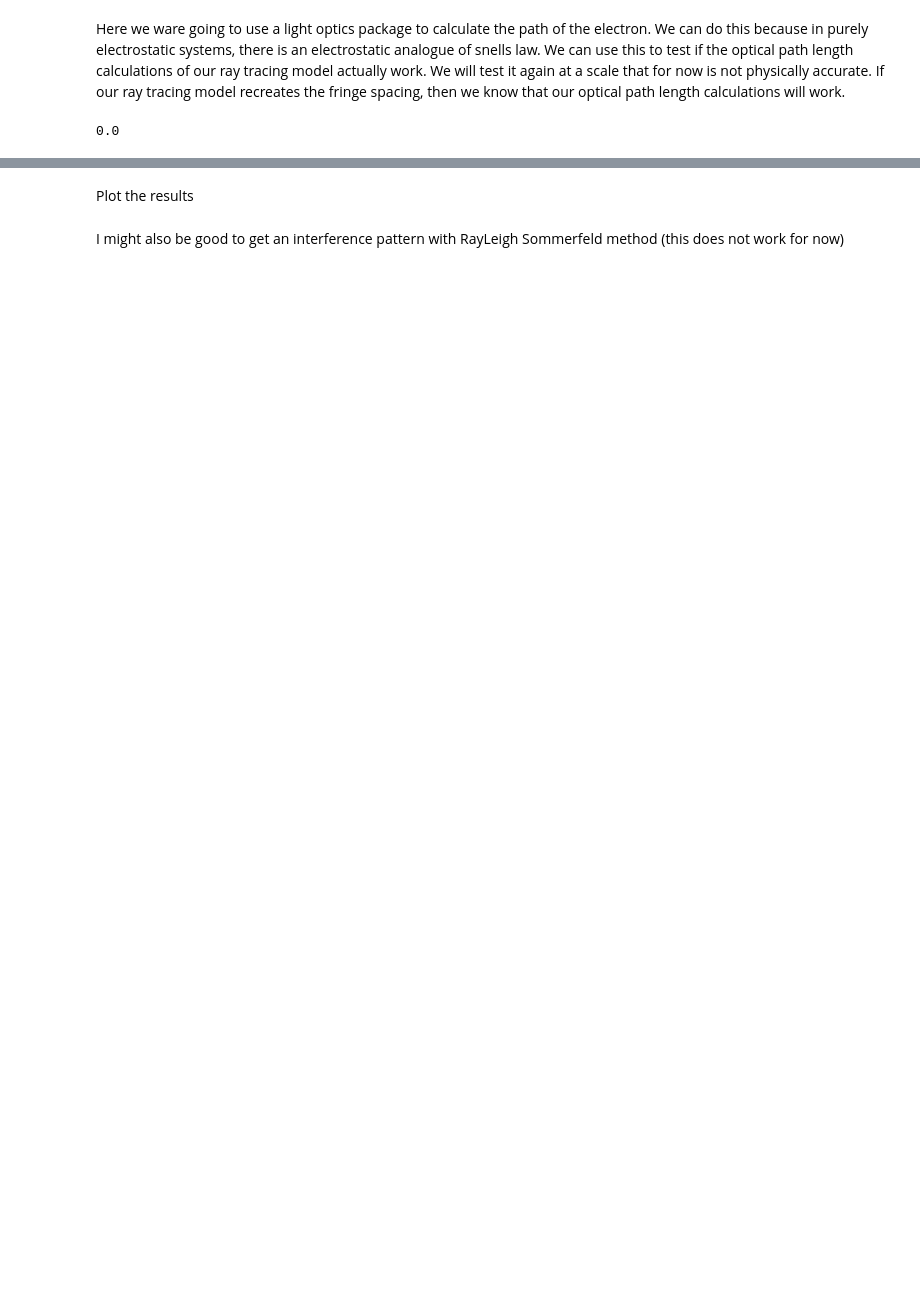
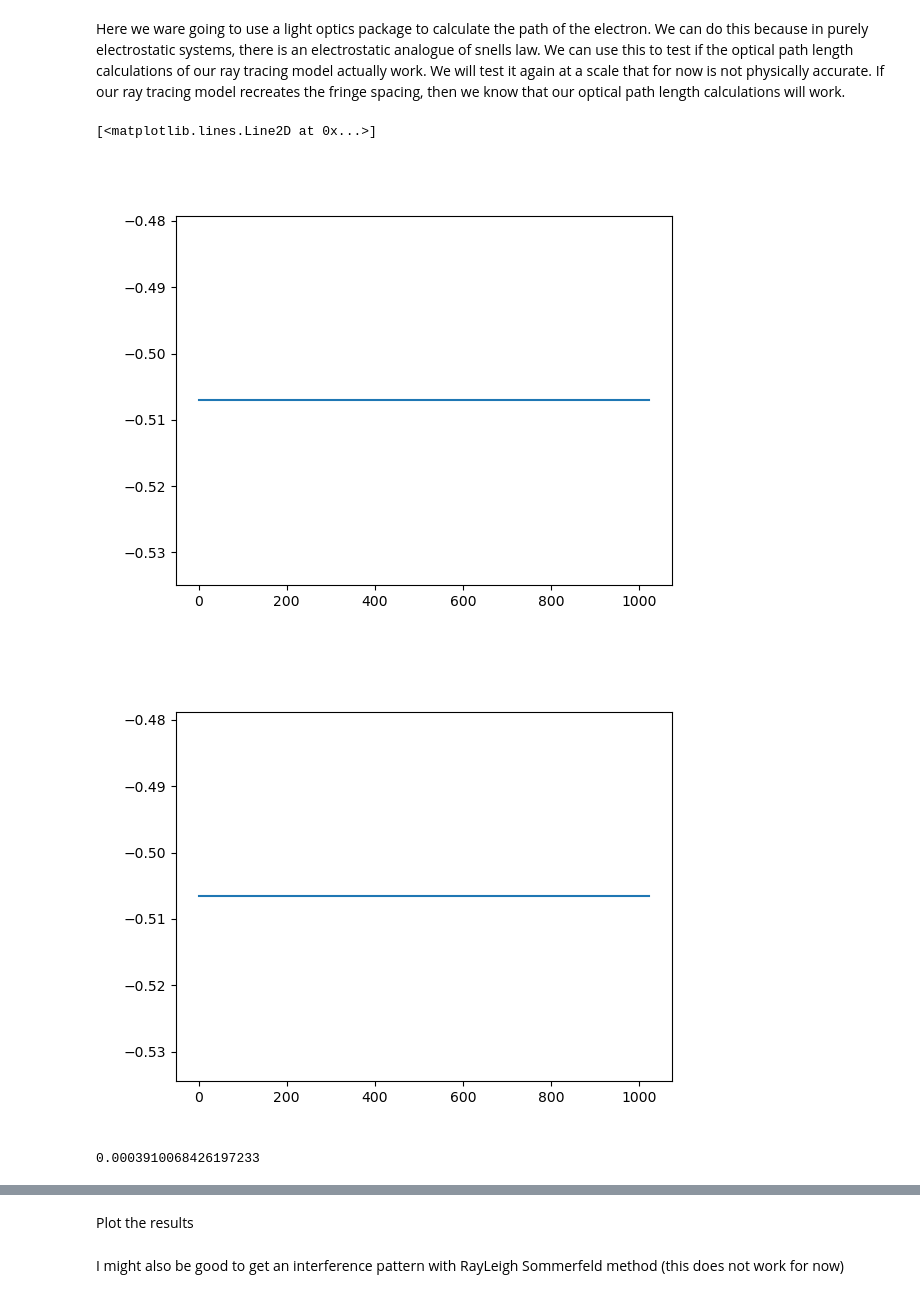
Before and after one commit to AMCLab/TEMGYMAdvanced, a Jupyter notebook: JanghyunCOMAnalysis/thin_element_test.ipynb, the cells around one changed output, grey strips where cells are left out. Saved outputs shown, nothing was run; the diff lists cells and outputs as text; code cells hidden in the pictures; blank space fills up the shorter version.

```diff
--- a/JanghyunCOMAnalysis/thin_element_test.ipynb
+++ b/JanghyunCOMAnalysis/thin_element_test.ipynb
@@ -33,39 +33,76 @@ eps_0_val = epsilon_0 #8.85418782e-12 #permittivity unit F/m
 #Set initial accelerating voltage. I know it's unrealistic but it gives an output that is easy to plot for now.
 phi_0 = 0.5
 
 #Calculate corresponding wavelength of the electron, and divide by 1e-6 so that everything is scaled around the micron unit (this is for the diffractio package)
 wavelength = h/(2*abs(e)*m*phi_0)**(1/2)/1e-6
 
 #Set voltage of biprism
 V = 0.1
 
 #Set radius of biprism wire
 r = 0.125e-6/1e-6
 
 #Set radius of the condenser surrounding the wire
 R = 1e-5/1e-6
 
 phi_biprism = V*(sp.log((X*X+(Z)**2)/(R**2)))/(2*sp.log(r/R))
 
 #Here we write the "refractive index" that the electron would see, using the equation for the electrostatic potential. See Eq 5.17 in Hawkes Principles of Electron Optics
 n_eq1 = (1+phi_biprism/phi_0)**(0.5)
-n_eq1_lambda = sp.lambdify([X, Z], n_eq1)
+n_eq1_lambda = sp.lambdify([Z, X], n_eq1)
 
 n_eq2 = (2*m*abs(e)*(phi_0-phi_biprism))**(0.5)
 
 
 #The equation needs to be written as a string for diffractio to be able to implement it, and we need to replace log with np.log in the expression.
 #This is because diffractio uses the "eval" function which uses a string to form the function.
 n = str(n_eq1).replace("log", "np.log")
 
 #Set up the scale in x and z
 x0 = np.linspace(-0.4 * um, 0.4 * um, 1024 * 1)
-z0 = np.linspace(-2 * um, 0 * um, 1024 * 1)
-xx0, zz0 = np.meshgrid(x0, z0)
-kx = get_k(x0)
+u0 = np.complex128(np.ones(x0.shape))
+
+z0 = np.linspace(-2 * um, 0 * um, 2 * 1, endpoint = True)
+zz0, xx0 = np.meshgrid(z0, x0)
+
+n_eval = n_eq1_lambda(zz0, xx0)
+n_eval = np.complex128(n_eval)
+n_eval[np.where(np.sqrt(xx0**2 + zz0**2)<=r)] = 0.0 + 2.0j
+
+
+#WPM Method
+n0 = n_eval[:, 0]
+n1 = n_eval[:, 1]
+
+k0 = (2*np.pi)/wavelength
+kx = get_k(x0, flavour = '+')
 k_perp2 = kx**2
+
+
+dz = 2 * um
+
+u_final = np.zeros_like(u0, dtype=complex)
+Ek = np.fft.fftshift(np.fft.fft(u0))
+
+refraction_indexes = np.unique(n1)
+for m, n_m in enumerate(n1):
+    H = np.exp(1j * dz * csqrt((n_m)**2 * k0**2 - k_perp2))
+    u_temp = np.fft.ifft(np.fft.fftshift(H * Ek))
+    u_final = u_final + u_temp
+
+u1 = u0 + u_final
+
+plt.figure()
+plt.plot(np.angle(u_final))
+
+plt.figure()
+plt.plot(np.angle(u1))
+# %% [output]
+[<matplotlib.lines.Line2D at 0x...>]
+[figure, added]
+[figure, added]
 # %%
 print(np.min(abs(xx0)))
 # %% [output]
-0.0
+0.0003910068426197233
 # %%
```
Also changed, not shown: parts of 3 cells of this notebook.
